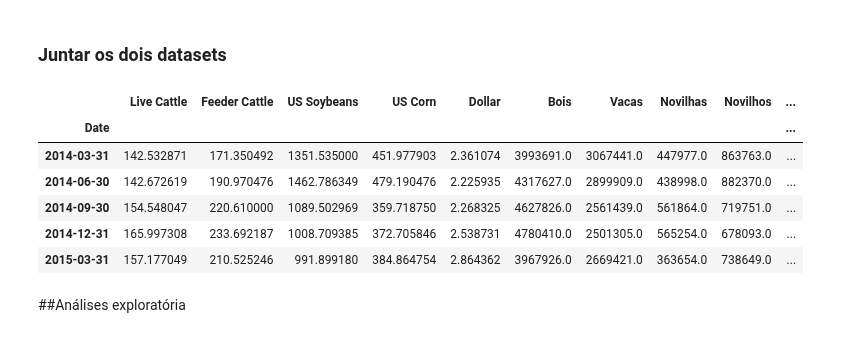
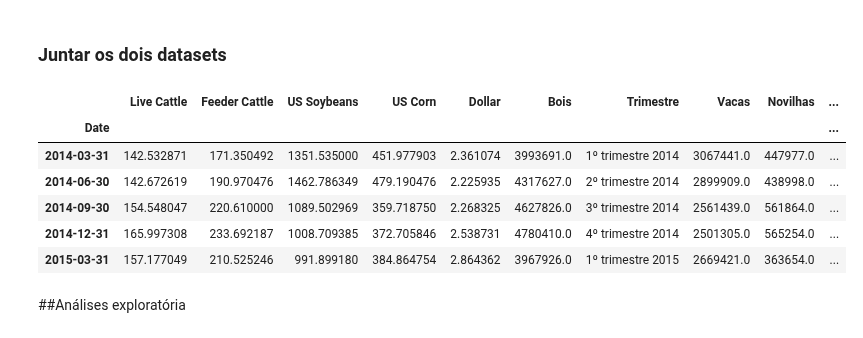
Before and after one commit to jvataidee/DataAnalysis, a Jupyter notebook: Analise_Financeira_Mercado_Gado_de_Corte.ipynb, the cells around one changed output. Drawn from its saved outputs; the diff is of its cells as text; code cells hidden in the pictures.

```diff
--- a/Analise_Financeira_Mercado_Gado_de_Corte.ipynb
+++ b/Analise_Financeira_Mercado_Gado_de_Corte.ipynb
@@ -142,8 +138,8 @@ total = sidra3[sidra3["Tipo de rebanho bovino"] == "Total"]
 #Função de contador
 def pre_join(dataframe, nome):
   dataframe = dataframe.reset_index()
-  dataframe = dataframe.iloc[:, [1]]
-  dataframe.columns = [nome]
+  dataframe = dataframe.iloc[:, [1, 2]]
+  dataframe.columns = [nome, "Trimestre"]
   return dataframe
 
 #Criar contador de trimestre
@@ -155,22 +151,22 @@ total = pre_join(total, "Total")
 # %% [markdown]
 ### Juntar os dois datasets
 # %%
-#Função de join
+#Joins
 df_final = dados_trimestre.copy()
 df_final = df_final.join(bois)
-df_final = df_final.join(vacas)
-df_final = df_final.join(novilhas)
-df_final = df_final.join(novilhos)
-df_final = df_final.join(total)
+df_final = df_final.join(vacas.Vacas)
+df_final = df_final.join(novilhas.Novilhas)
+df_final = df_final.join(novilhos.Novilhos)
+df_final = df_final.join(total.Total)
 
 #indexar por data
 df_final=df_final.set_index("Date")
 df_final.head()
 # %% [output]
-|  | Live Cattle | Feeder Cattle | US Soybeans | US Corn | Dollar | Bois | Vacas | Novilhas | Novilhos | ... |
+|  | Live Cattle | Feeder Cattle | US Soybeans | US Corn | Dollar | Bois | Trimestre | Vacas | Novilhas | ... |
 | Date |  |  |  |  |  |  |  |  |  | ... |
-| 2014-03-31 | 142.532871 | 171.350492 | 1351.535000 | 451.977903 | 2.361074 | 3993691.0 | 3067441.0 | 447977.0 | 863763.0 | ... |
-| 2014-06-30 | 142.672619 | 190.970476 | 1462.786349 | 479.190476 | 2.225935 | 4317627.0 | 2899909.0 | 438998.0 | 882370.0 | ... |
-| 2014-09-30 | 154.548047 | 220.610000 | 1089.502969 | 359.718750 | 2.268325 | 4627826.0 | 2561439.0 | 561864.0 | 719751.0 | ... |
-| 2014-12-31 | 165.997308 | 233.692187 | 1008.709385 | 372.705846 | 2.538731 | 4780410.0 | 2501305.0 | 565254.0 | 678093.0 | ... |
-| 2015-03-31 | 157.177049 | 210.525246 | 991.899180 | 384.864754 | 2.864362 | 3967926.0 | 2669421.0 | 363654.0 | 738649.0 | ... |
+| 2014-03-31 | 142.532871 | 171.350492 | 1351.535000 | 451.977903 | 2.361074 | 3993691.0 | 1º trimestre 2014 | 3067441.0 | 447977.0 | ... |
+| 2014-06-30 | 142.672619 | 190.970476 | 1462.786349 | 479.190476 | 2.225935 | 4317627.0 | 2º trimestre 2014 | 2899909.0 | 438998.0 | ... |
+| 2014-09-30 | 154.548047 | 220.610000 | 1089.502969 | 359.718750 | 2.268325 | 4627826.0 | 3º trimestre 2014 | 2561439.0 | 561864.0 | ... |
+| 2014-12-31 | 165.997308 | 233.692187 | 1008.709385 | 372.705846 | 2.538731 | 4780410.0 | 4º trimestre 2014 | 2501305.0 | 565254.0 | ... |
+| 2015-03-31 | 157.177049 | 210.525246 | 991.899180 | 384.864754 | 2.864362 | 3967926.0 | 1º trimestre 2015 | 2669421.0 | 363654.0 | ... |
```
Also changed, not shown: parts of 5 cells of this notebook.
